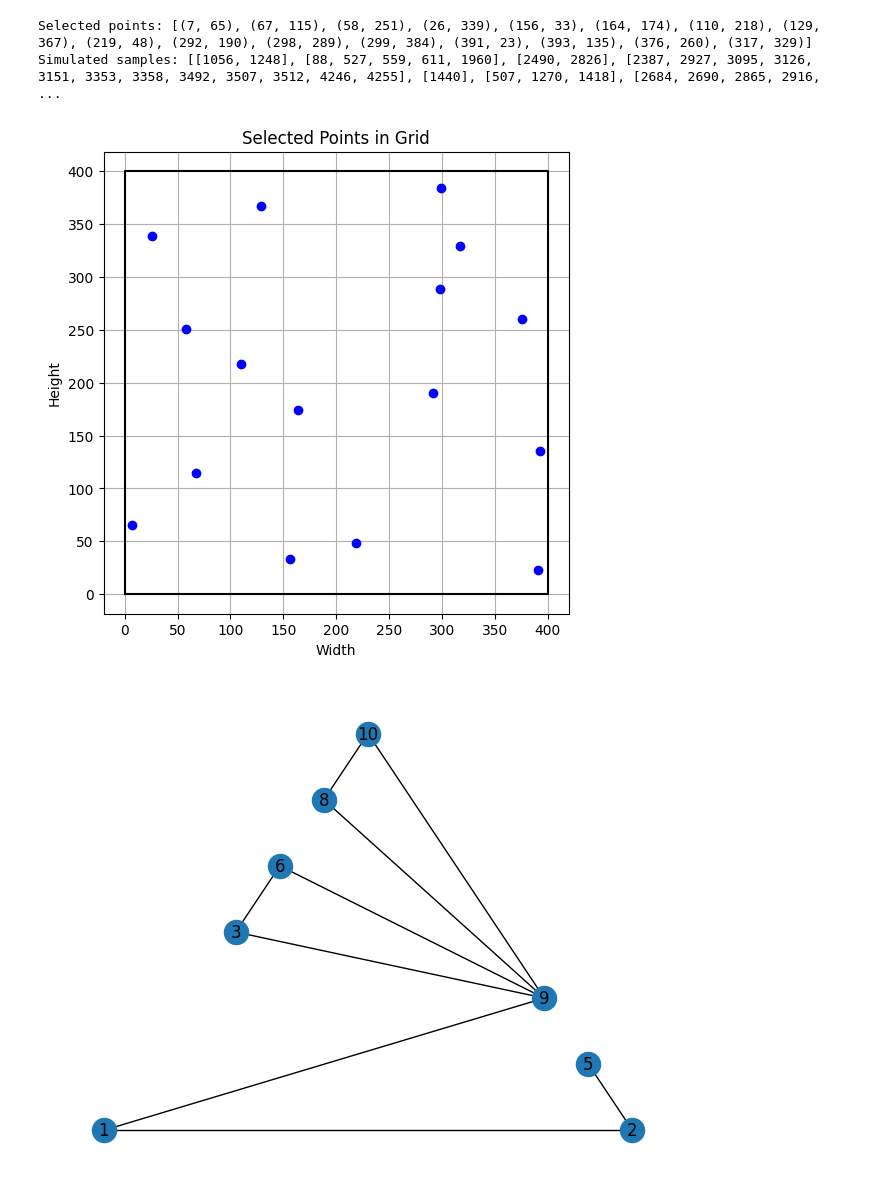
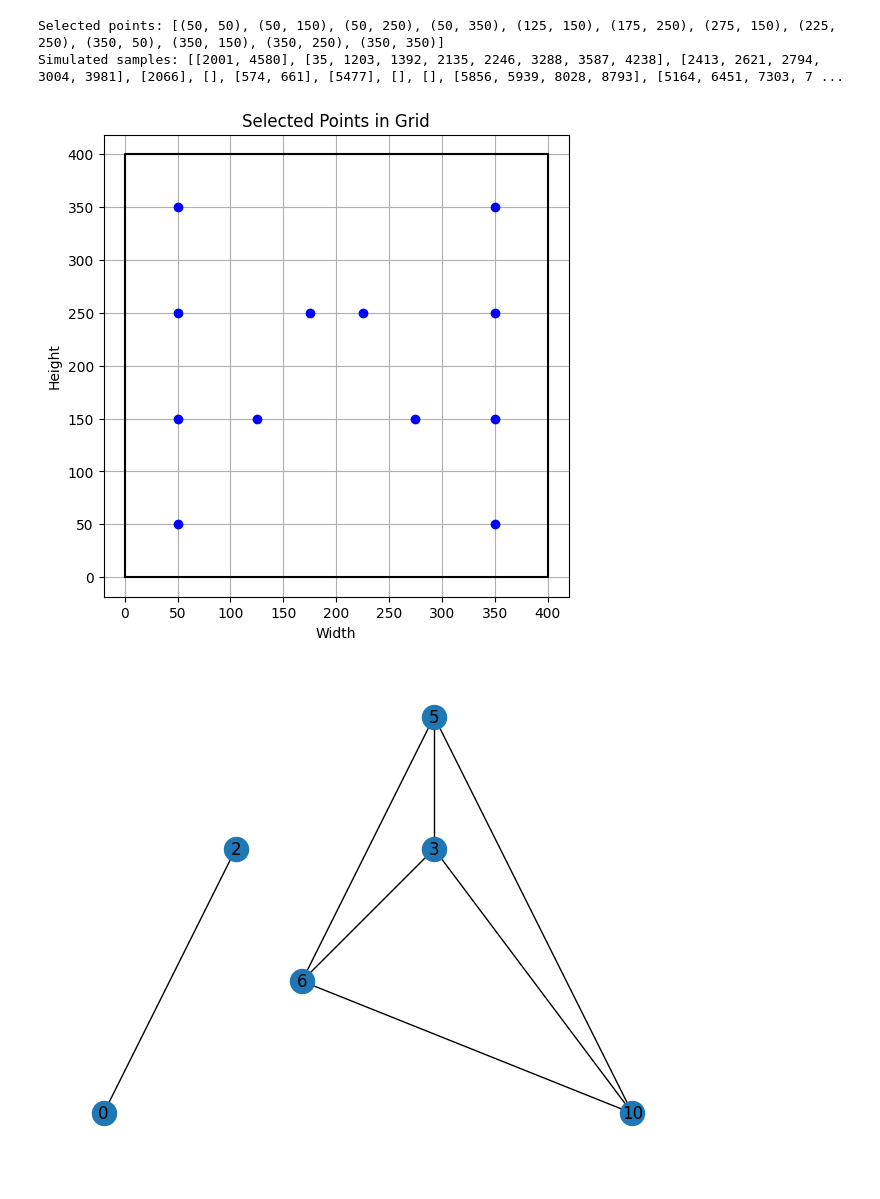
Before and after one commit to timovdk/BLOSSOM, a Jupyter notebook: packages/model/experiments/sampling_analysis.ipynb, the cells around one changed output. Saved outputs shown, nothing was run; the diff lists cells and outputs as text; code cells hidden in the pictures.

```diff
--- a/packages/model/experiments/sampling_analysis.ipynb
+++ b/packages/model/experiments/sampling_analysis.ipynb
@@ -7,7 +7,7 @@ import matplotlib.pyplot as plt
 import networkx as nx
 import scipy.stats as stats
 
-filename = 'agent_log_9'
+filename = 'agent_log_19'
 
 x_max = 400
 y_max = 400
@@ -78,7 +78,7 @@ def default_random(no_of_samples, x, y):
     return points[:no_of_samples]
 
 def wageningen_w():
-    return [(50, 50), (50, 150), (50, 250), (50, 350), (150, 150), (150, 250), (250, 150), (250, 250), (350, 50), (350, 150), (350, 250), (350, 350)]
+    return [(50, 50), (50, 150), (50, 250), (50, 350), (125, 150), (175, 250), (275, 150), (225, 250), (350, 50), (350, 150), (350, 250), (350, 350)]
 # %%
 def retrieve_ids_per_sample(points, data, r, d):
     samples =  [ [] for _ in range(len(points)) ]
@@ -95,36 +95,36 @@ def retrieve_ids_per_sample(points, data, r, d):
 # %%
 x_max = 400
 y_max = 400
 z_max = 20
 
 no_of_samples = 16
 r = 4
 d = 20
 
 #selected_points = systematic_regular(no_of_samples, x_max, y_max)
-selected_points = systematic_random(no_of_samples, x_max, y_max)
+#selected_points = systematic_random(no_of_samples, x_max, y_max)
 #selected_points = default_random(no_of_samples, x_max, y_max)
-#selected_points = wageningen_w()
+selected_points = wageningen_w()
 samples = retrieve_ids_per_sample(selected_points, data, r, d)
 
 print("Selected points:", selected_points)
 print("Simulated samples:", samples)
 
 # Plotting the points in a grid
 plt.figure(figsize=(6, 6))
 plt.plot([0, x_max, x_max, 0, 0], [0, 0, y_max, y_max, 0], 'k-')  # Plot grid boundaries
 for ind, point in enumerate(selected_points):
     plt.plot(point[0], point[1], 'bo')#, markersize=(0.1 * len(samples[ind])))  # Plot selected points
 plt.xlabel('Width')
 plt.ylabel('Height')
 plt.title('Selected Points in Grid')
 plt.grid(True)
 plt.axis('equal')
 plt.show()
 # %% [output]
-Selected points: [(7, 65), (67, 115), (58, 251), (26, 339), (156, 33), (164, 174), (110, 218), (129, 367), (219, 48), (292, 190), (298, 289), (299, 384), (391, 23), (393, 135), (376, 260), (317, 329)]
-Simulated samples: [[1056, 1248], [88, 527, 559, 611, 1960], [2490, 2826], [2387, 2927, 3095, 3126, 3151, 3353, 3358, 3492, 3507, 3512, 4246, 4255], [1440], [507, 1270, 1418], [2684, 2690, 2865, 2916, ...
+Selected points: [(50, 50), (50, 150), (50, 250), (50, 350), (125, 150), (175, 250), (275, 150), (225, 250), (350, 50), (350, 150), (350, 250), (350, 350)]
+Simulated samples: [[2001, 4580], [35, 1203, 1392, 2135, 2246, 3288, 3587, 4238], [2413, 2621, 2794, 3004, 3981], [2066], [], [574, 661], [5477], [], [], [5856, 5939, 8028, 8793], [5164, 6451, 7303, 7 ...
-[figure, old version]
+[figure, new version]
 # %%
 sample_site_counts = []
 for sample_site in samples:
@@ -174,7 +174,7 @@ pearson_net, pearson = pearson_cooccurrence(sample_site_counts, 0.3)
 
 nx.draw_planar(pearson_net, with_labels=True)
 # %% [output]
-[figure, old version]
+[figure, new version]
 # %%
 spearman_net, spearman = spearman_cooccurrence(sample_site_counts, 0.3)
 
```
Also changed, not shown: parts of 2 cells of this notebook, 2 other files.
